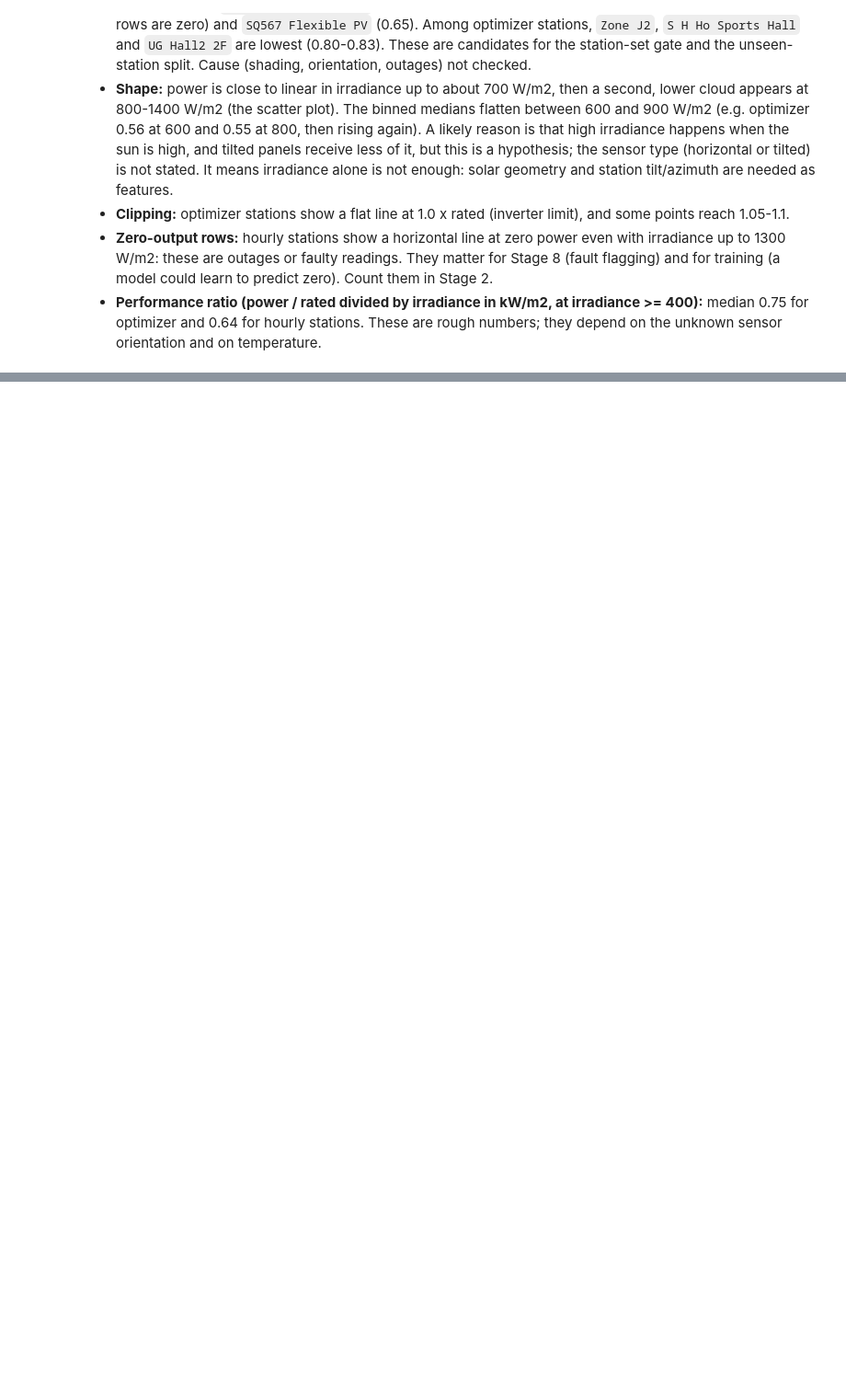
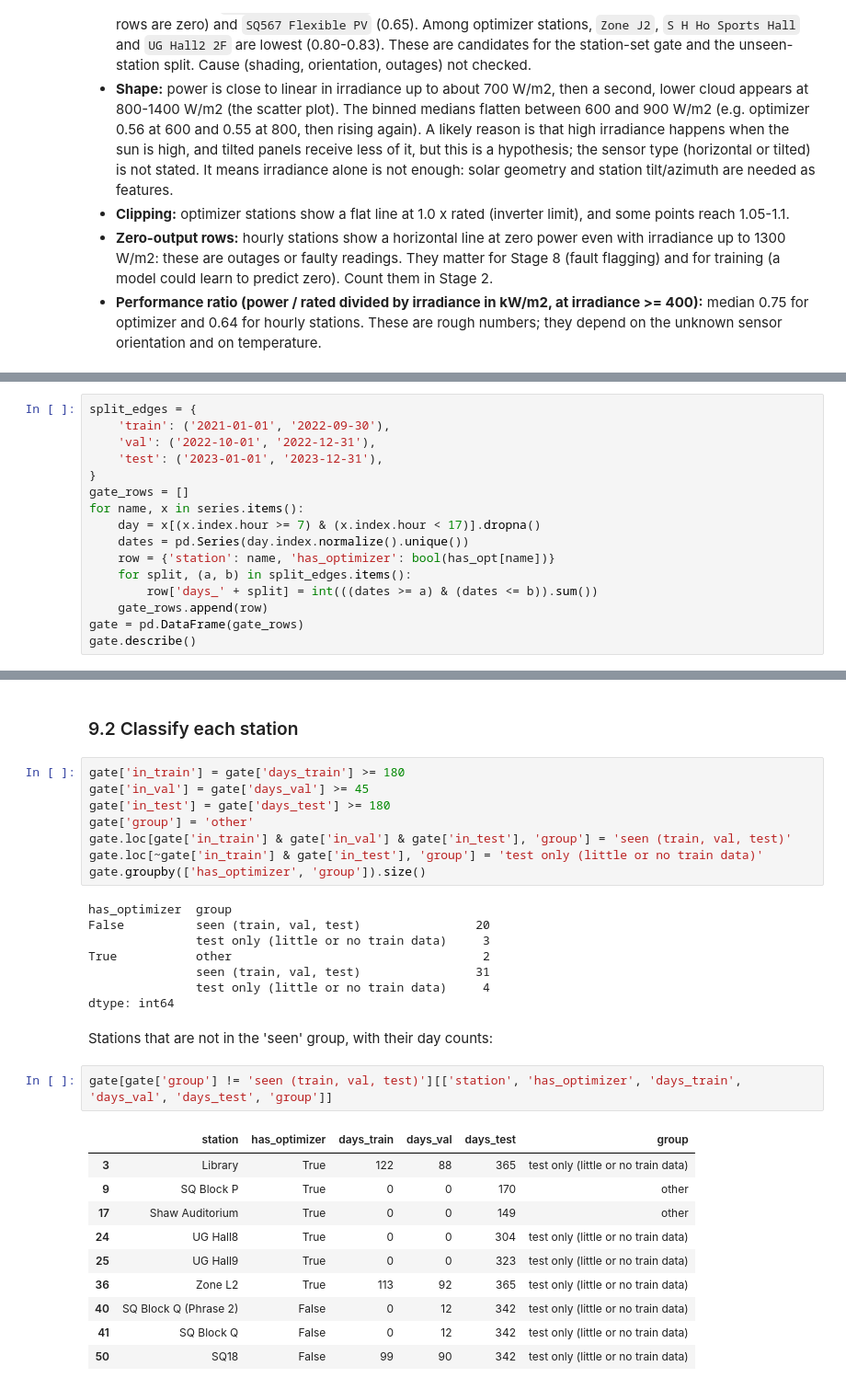
Before and after one commit to hanzla-mansuri/DA487-Capstone-Project-Phase-I, a Jupyter notebook: notebooks/01_eda.ipynb, the cells around one changed output, grey strips where cells are left out. Shown at 92% size. Saved outputs shown, nothing was run; the diff lists cells and outputs as text; blank space fills up the shorter version.

Commit message:
feat: close station-set gate (31/37 optimizer, 51/60 stations seen in all splits) (Stage 1)
Co-Authored-By: Claude Sonnet 5.5 <noreply@anthropic.com>

```diff
--- a/notebooks/01_eda.ipynb
+++ b/notebooks/01_eda.ipynb
@@ -1041,0 +1052,16 @@ pv_irr.shape
+# %%
+split_edges = {
+    'train': ('2021-01-01', '2022-09-30'),
+    'val': ('2022-10-01', '2022-12-31'),
+    'test': ('2023-01-01', '2023-12-31'),
+}
+gate_rows = []
+for name, x in series.items():
+    day = x[(x.index.hour >= 7) & (x.index.hour < 17)].dropna()
+    dates = pd.Series(day.index.normalize().unique())
+    row = {'station': name, 'has_optimizer': bool(has_opt[name])}
+    for split, (a, b) in split_edges.items():
+        row['days_' + split] = int(((dates >= a) & (dates <= b)).sum())
+    gate_rows.append(row)
+gate = pd.DataFrame(gate_rows)
+gate.describe()
@@ -1041,0 +1078,33 @@ pv_irr.shape
+# %% [markdown]
+### 9.2 Classify each station
+# %%
+gate['in_train'] = gate['days_train'] >= 180
+gate['in_val'] = gate['days_val'] >= 45
+gate['in_test'] = gate['days_test'] >= 180
+gate['group'] = 'other'
+gate.loc[gate['in_train'] & gate['in_val'] & gate['in_test'], 'group'] = 'seen (train, val, test)'
+gate.loc[~gate['in_train'] & gate['in_test'], 'group'] = 'test only (little or no train data)'
+gate.groupby(['has_optimizer', 'group']).size()
+# %% [output]
+has_optimizer  group
+False          seen (train, val, test)                20
+               test only (little or no train data)     3
+True           other                                   2
+               seen (train, val, test)                31
+               test only (little or no train data)     4
+dtype: int64
+# %% [markdown]
+Stations that are not in the 'seen' group, with their day counts:
+# %%
+gate[gate['group'] != 'seen (train, val, test)'][['station', 'has_optimizer', 'days_train', 'days_val', 'days_test', 'group']]
+# %% [output]
+|  | station | has_optimizer | days_train | days_val | days_test | group |
+| 3 | Library | True | 122 | 88 | 365 | test only (little or no train data) |
+| 9 | SQ Block P | True | 0 | 0 | 170 | other |
+| 17 | Shaw Auditorium | True | 0 | 0 | 149 | other |
+| 24 | UG Hall8 | True | 0 | 0 | 304 | test only (little or no train data) |
+| 25 | UG Hall9 | True | 0 | 0 | 323 | test only (little or no train data) |
+| 36 | Zone L2 | True | 113 | 92 | 365 | test only (little or no train data) |
+| 40 | SQ Block Q (Phrase 2) | False | 0 | 12 | 342 | test only (little or no train data) |
+| 41 | SQ Block Q | False | 0 | 12 | 342 | test only (little or no train data) |
+| 50 | SQ18 | False | 99 | 90 | 342 | test only (little or no train data) |
```
Also changed, not shown: parts of 7 cells of this notebook, 2 other files.
